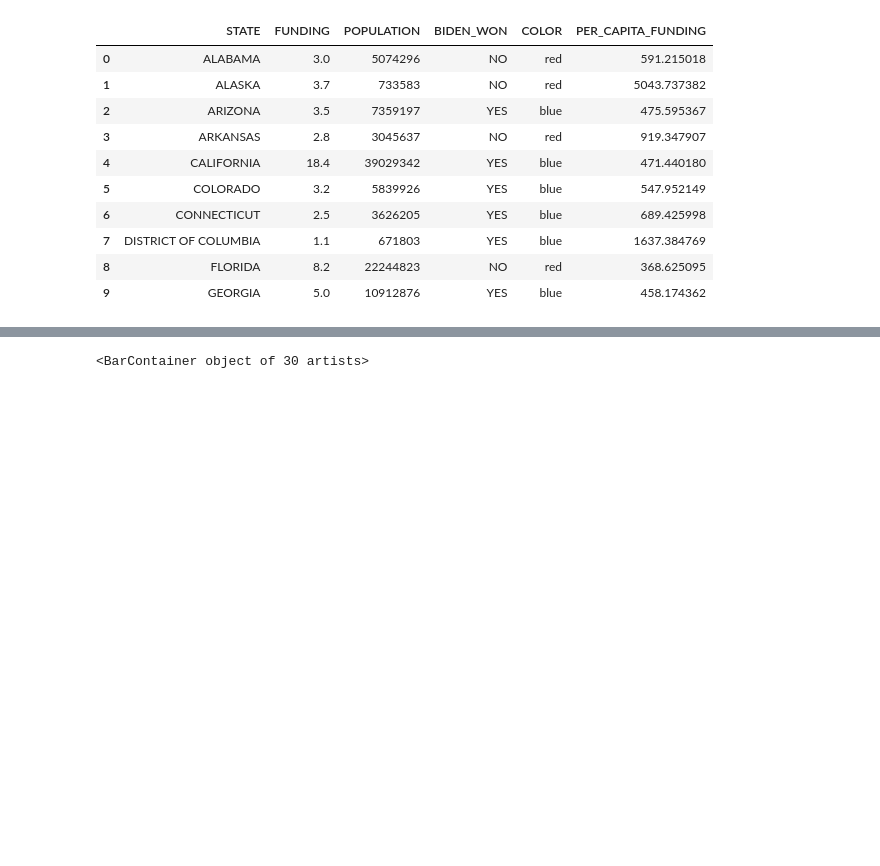
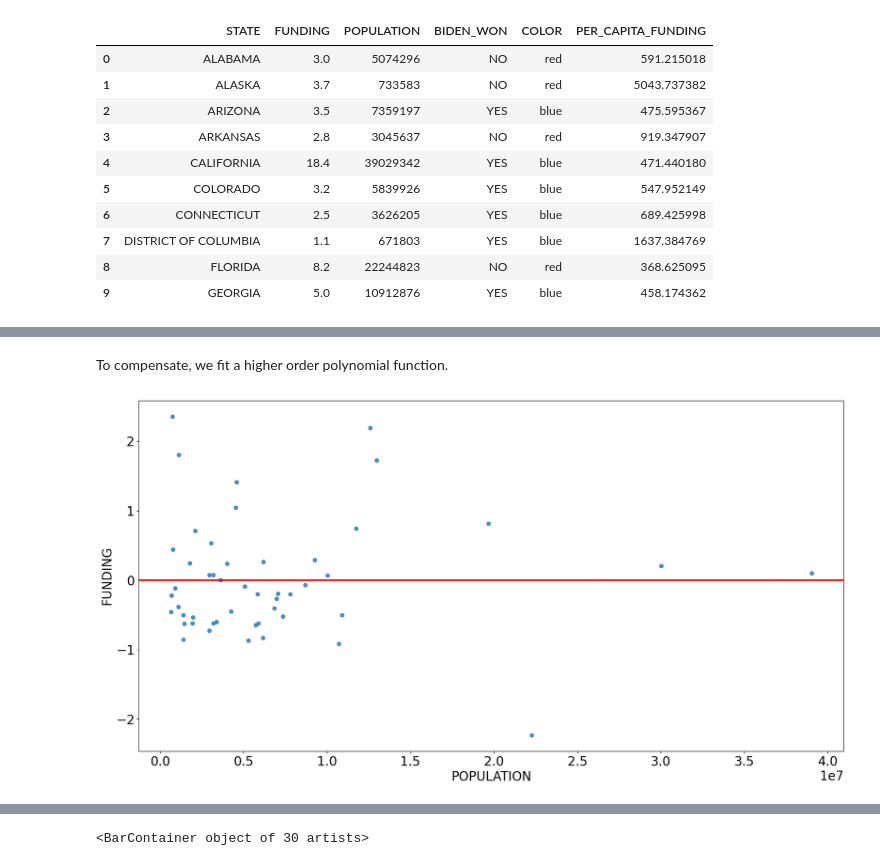
Before and after one commit to himalayahall/DATA608, a Jupyter notebook: Story 1/Story1.ipynb, the cells around one changed output, grey strips where cells are left out. Saved outputs shown, nothing was run; the diff lists cells and outputs as text; code cells hidden in the pictures; blank space fills up the shorter version.

```diff
--- a/Story 1/Story1.ipynb
+++ b/Story 1/Story1.ipynb
@@ -315,0 +333,6 @@ state_funding_percapita.head(n=10)
+# %% [markdown]
+To compensate, we fit a higher order polynomial function.
+# %%
+sns.residplot(x="POPULATION", y="FUNDING", data=state_funding_percapita, lowess=True, order=2, line_kws={'color': 'red'});
+# %% [output]
+[figure, added]
```
Also changed, not shown: parts of 18 cells of this notebook, 12 other files.
